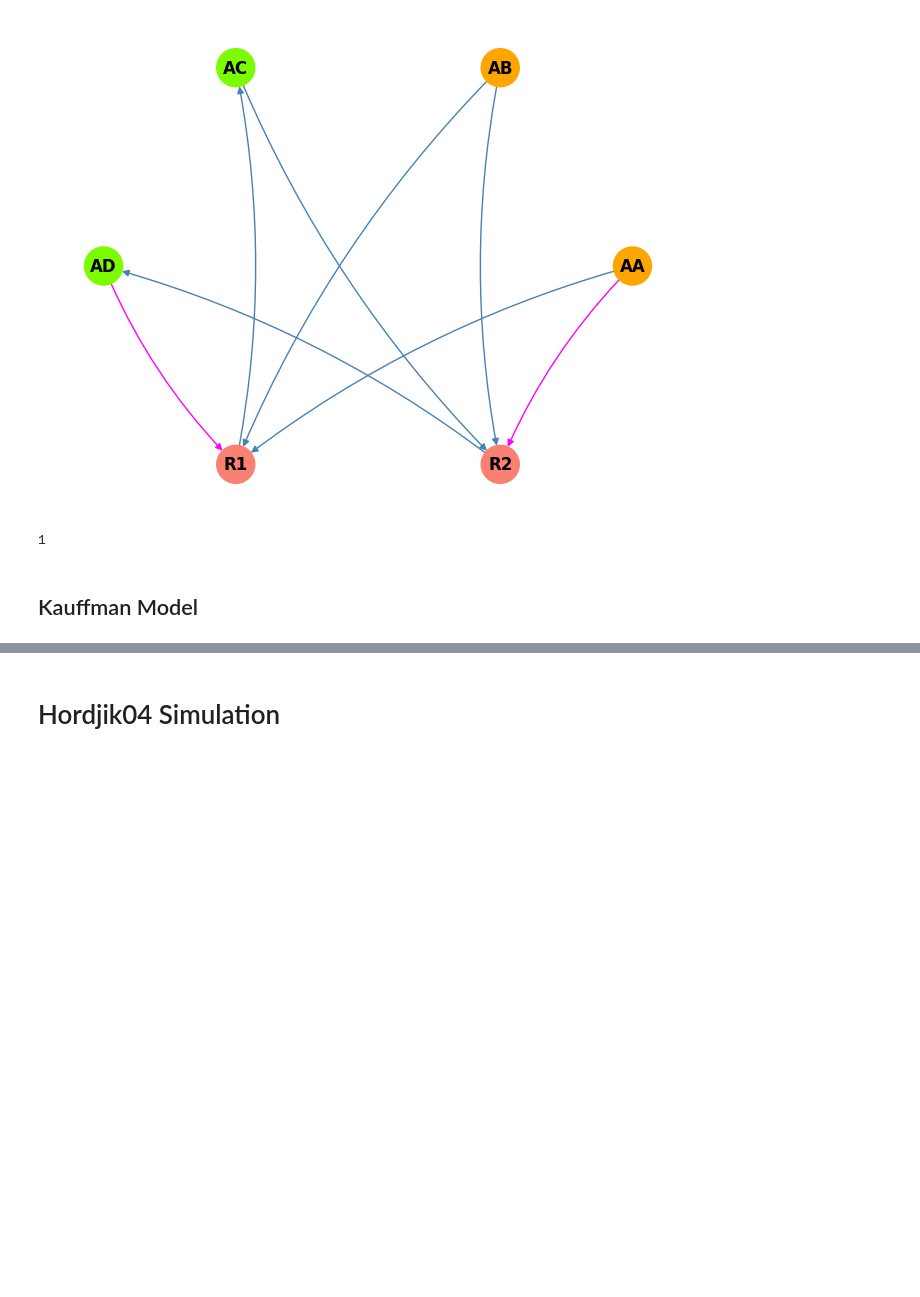
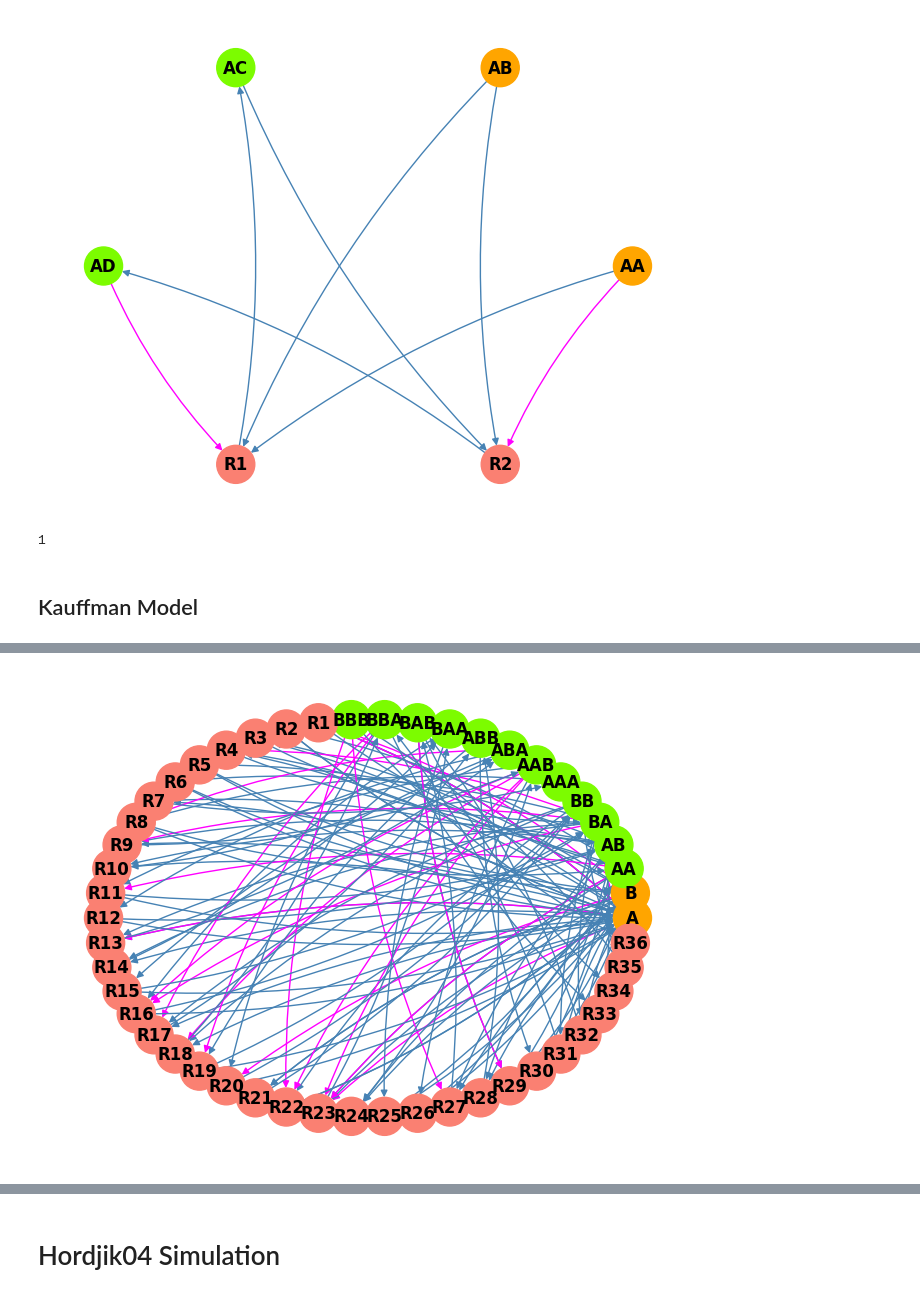
Before and after one commit to VJ-Varanasi/Autocatalytic-Reaction-Networks, a Jupyter notebook: hordjik04.ipynb, the cells around one changed output, grey strips where cells are left out. Saved outputs shown, nothing was run; the diff lists cells and outputs as text; code cells hidden in the pictures; blank space fills up the shorter version.

```diff
--- a/hordjik04.ipynb
+++ b/hordjik04.ipynb
@@ -69,6 +138,6 @@ def create_kauffman_network (n, t, p, k = 2):
 # %%
 def graph (X, F, R, C):
-    DG = nx.DiGraph()
+    DG = nx.MultiDiGraph()
 
     for node in X:
 
@@ -85,33 +154,28 @@ def graph (X, F, R, C):
 
 
         for i in range(len(R[node][0])):
-            DG.add_edge(R[node][0][i], text, weight = -1)
+            DG.add_edge(R[node][0][i], text, color = "steelblue")
 
         for i in range(len(R[node][1])):
-            DG.add_edge(text,R[node][1][i], weight = -1)
+            DG.add_edge(text,R[node][1][i], color ="steelblue")
 
 
     for j in C:
         for k in C[j]:
             if k in X and j in list(R.keys()):
                 text = "R{}".format(j)
-                DG.add_edge(k, text, weight = 1)
-
-
-    for edge in DG.edges(data=True):
-        weight = edge[2]["weight"]
-
-        if weight > 0:
-            color = "fuchsia"
-        elif weight < 0:
-            color = "steelblue"
-        edge[2]["color"] = color
+                DG.add_edge(k, text, color ="fuchsia")
 
 
 
-    edge_colors = [DG[u][v]['color'] for u,v in DG.edges()]
+
+    edge_colors = []
+
+    for (u,v,attrib_dict) in list(DG.edges.data()):
+        edge_colors.append(attrib_dict['color'])
 
     node_colors = list(nx.get_node_attributes(DG, "ncolor").values())
+
 
 
 
@@ -289,3 +384,7 @@ X,F,R,C = create_kauffman_network(3,1,0.05)
+# %%
+graph(X,F,R,C)
+# %% [output]
+[figure, added]
 # %%
 RAF(X,F,R,C)
 # %% [output]
```
Also changed, not shown: parts of 19 cells of this notebook.
